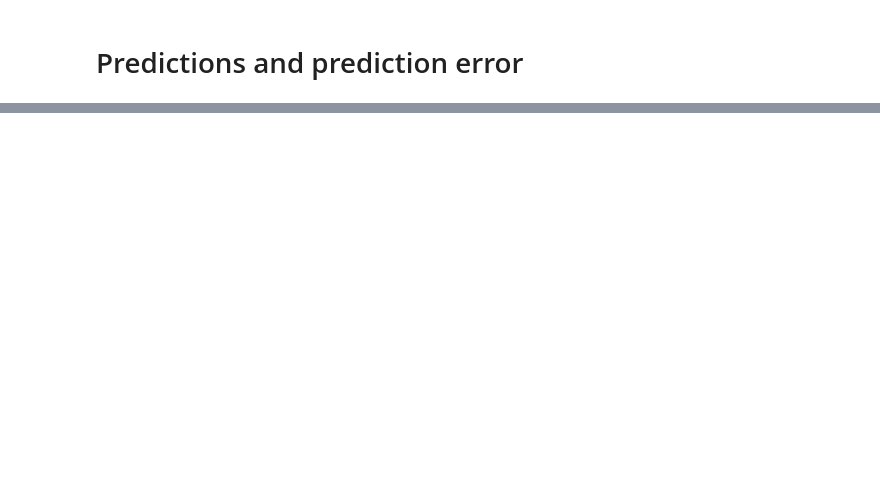
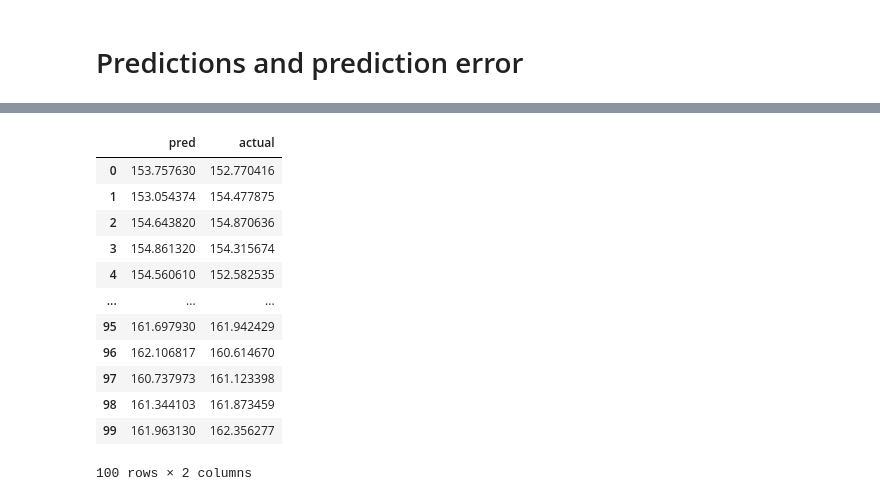
Before and after one commit to leemjin/551_final_project, a Jupyter notebook: analysis/ARIMA.ipynb, the cells around one changed output, grey strips where cells are left out. Drawn from its saved outputs; the diff is of its cells as text; code cells hidden in the pictures; blank space fills up the shorter version.

```diff
--- a/analysis/ARIMA.ipynb
+++ b/analysis/ARIMA.ipynb
@@ -169,0 +164,16 @@ mean_squared_error(test, predictions)
+# %%
+res
+# %% [output]
+|  | pred | actual |
+| 0 | 153.757630 | 152.770416 |
+| 1 | 153.054374 | 154.477875 |
+| 2 | 154.643820 | 154.870636 |
+| 3 | 154.861320 | 154.315674 |
+| 4 | 154.560610 | 152.582535 |
+| ... | ... | ... |
+| 95 | 161.697930 | 161.942429 |
+| 96 | 162.106817 | 160.614670 |
+| 97 | 160.737973 | 161.123398 |
+| 98 | 161.344103 | 161.873459 |
+| 99 | 161.963130 | 162.356277 |
+100 rows × 2 columns
```
Also changed, not shown: parts of 19 cells of this notebook.
